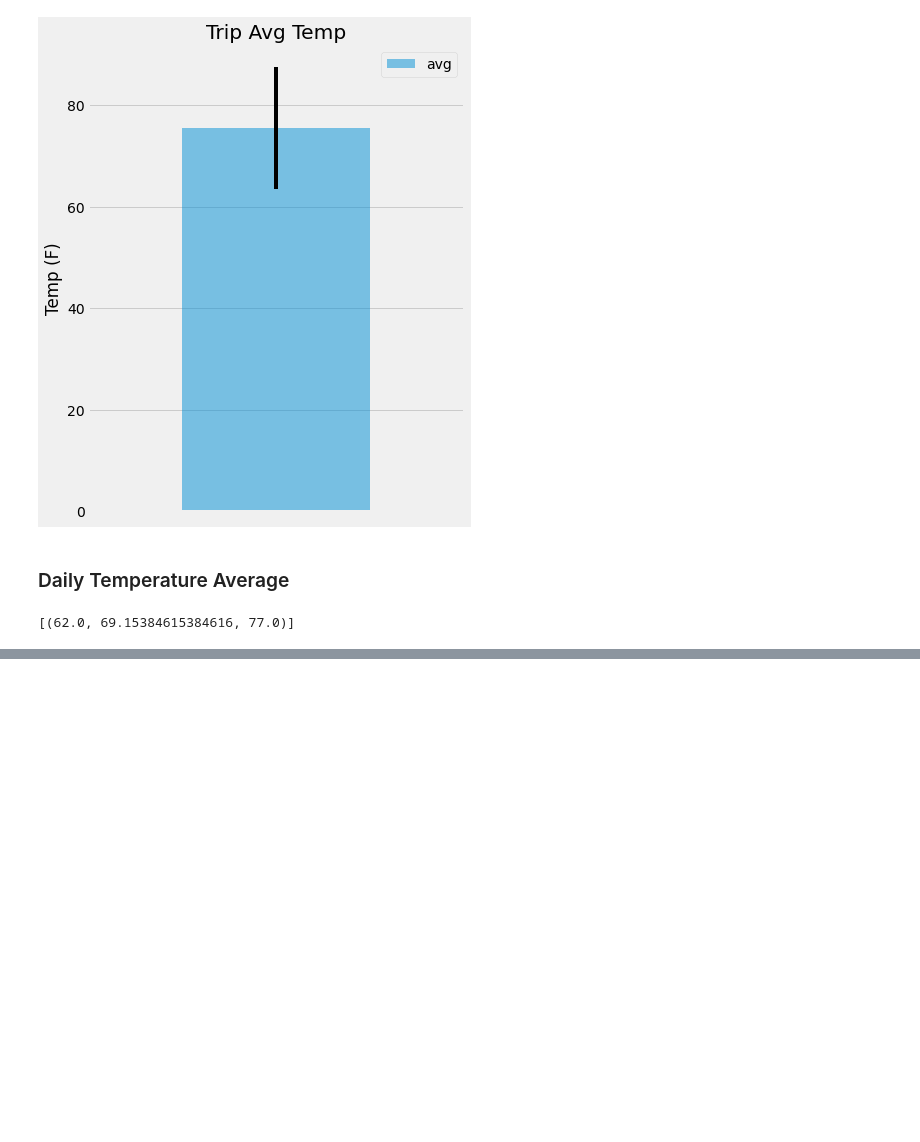
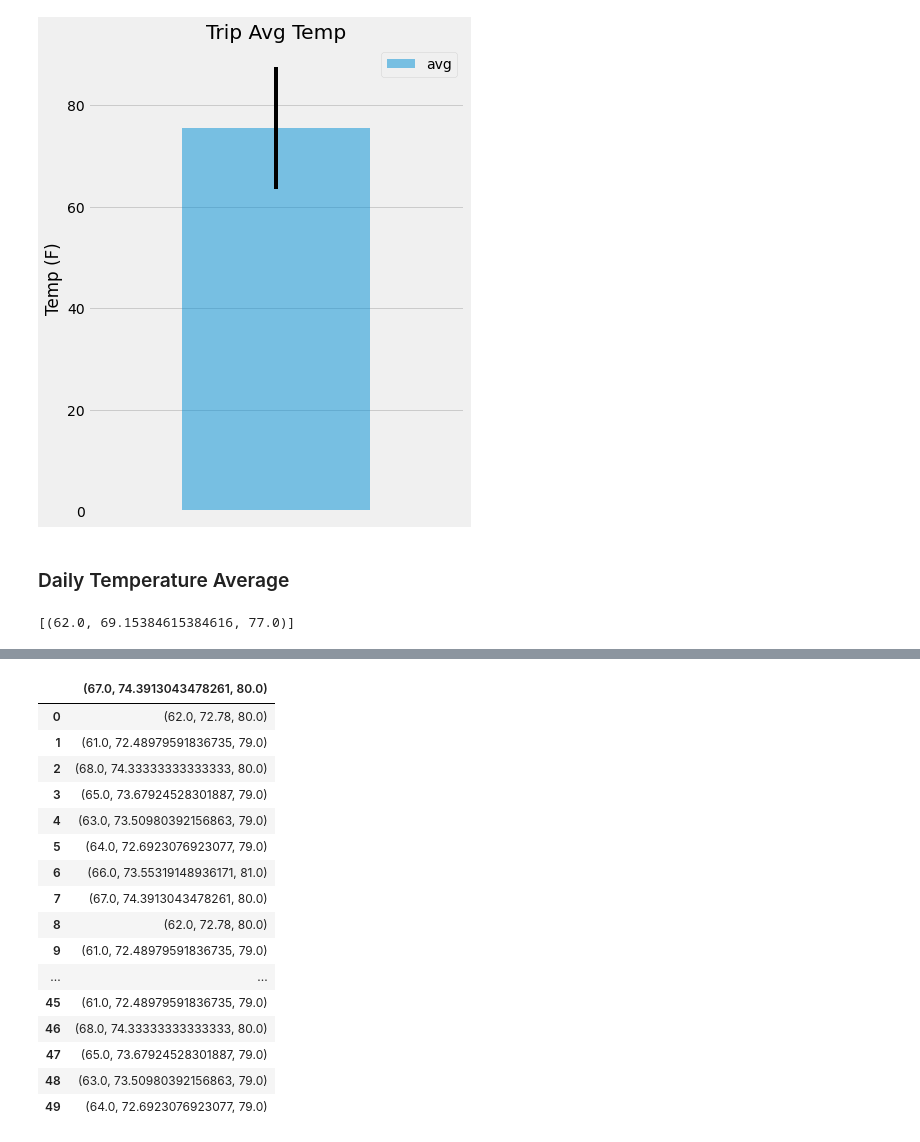
Before and after one commit to cveras33/climate-analysis-exploration, a Jupyter notebook: climate_starter.ipynb, the cells around one changed output, grey strips where cells are left out. Saved outputs shown, nothing was run; the diff lists cells and outputs as text; code cells hidden in the pictures; blank space fills up the shorter version.

```diff
--- a/climate_starter.ipynb
+++ b/climate_starter.ipynb
@@ -290,15 +354,21 @@ daily_normals("01-01")
 # %% [output]
 [(62.0, 69.15384615384616, 77.0)]
 # %%
+# calculate the daily normals for your trip
+# push each tuple of calculations into a list called `normals`
 normals = []
 
-# calculate the daily normals for your trip
-# push each tuple of calculations into a list called `normals`
-
 # Set the start and end date of the trip
+start = '2016-11-11'
+end = '2016-11-18'
 
 # Use the start and end date to create a range of dates
+date_range = session.query(Measurement.date).filter(Measurement.date >= start).filter(Measurement.date <= end).all()
 
 # Stip off the year and save a list of %m-%d strings
+range_without_year = [date[0][5:] for date in date_range]
+range_without_year
 
 # Loop through the list of %m-%d strings and calculate the normals for each date
+normals_for_each_date = [daily_normals(date) for date in range_without_year]
+normals_for_each_date
@@ -305,4 +393,25 @@ normals = []
 # %%
 # Load the previous query results into a Pandas DataFrame and add the `trip_dates` range as the `date` index
+#daily_normals_df = pd.DataFrame(normals_for_each_date, columns = ['min', 'avg', 'max'])
+daily_normals_df = pd.DataFrame(normals_for_each_date[1:], columns = [normals_for_each_date[0]])
+daily_normals_df
+# %% [output]
+|  | (67.0, 74.3913043478261, 80.0) |
+| 0 | (62.0, 72.78, 80.0) |
+| 1 | (61.0, 72.48979591836735, 79.0) |
+| 2 | (68.0, 74.33333333333333, 80.0) |
+| 3 | (65.0, 73.67924528301887, 79.0) |
+| 4 | (63.0, 73.50980392156863, 79.0) |
+| 5 | (64.0, 72.6923076923077, 79.0) |
+| 6 | (66.0, 73.55319148936171, 81.0) |
+| 7 | (67.0, 74.3913043478261, 80.0) |
+| 8 | (62.0, 72.78, 80.0) |
+| 9 | (61.0, 72.48979591836735, 79.0) |
+| ... | ... |
+| 45 | (61.0, 72.48979591836735, 79.0) |
+| 46 | (68.0, 74.33333333333333, 80.0) |
+| 47 | (65.0, 73.67924528301887, 79.0) |
+| 48 | (63.0, 73.50980392156863, 79.0) |
+| 49 | (64.0, 72.6923076923077, 79.0) |
 # %%
 # Plot the daily normals as an area plot with `stacked=False`
```
Also changed, not shown: parts of 11 cells of this notebook, 4 other files.
